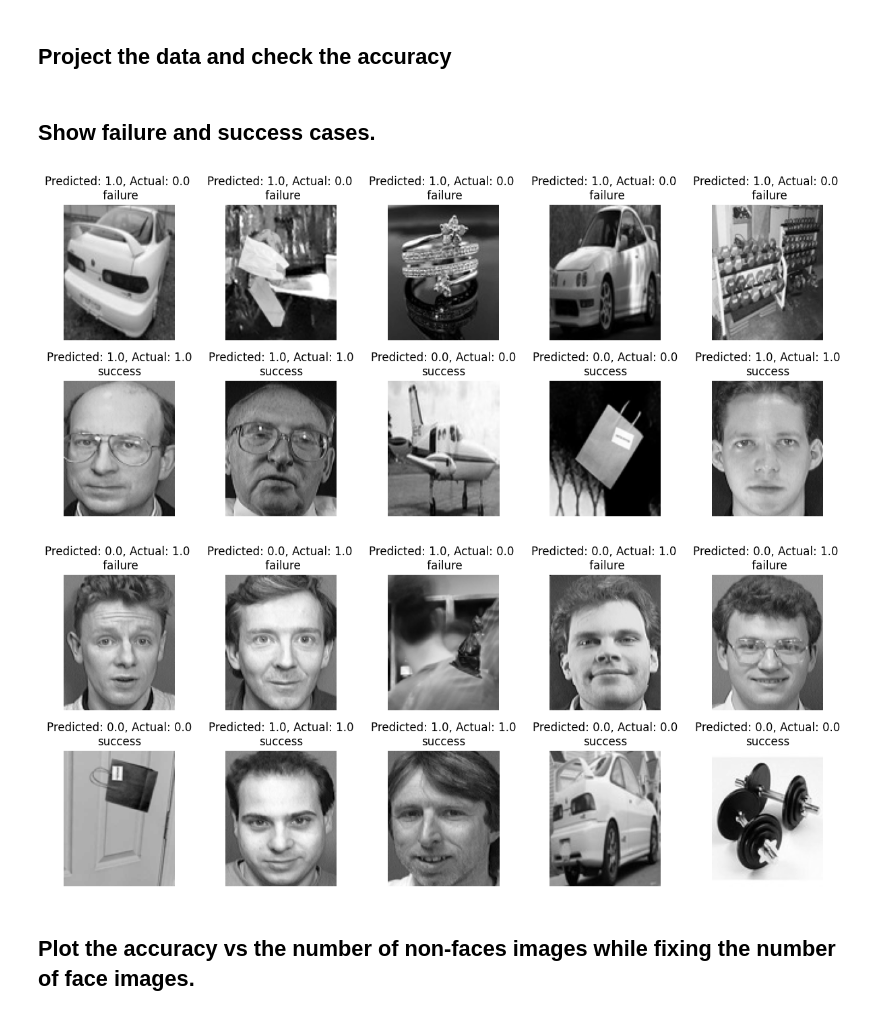
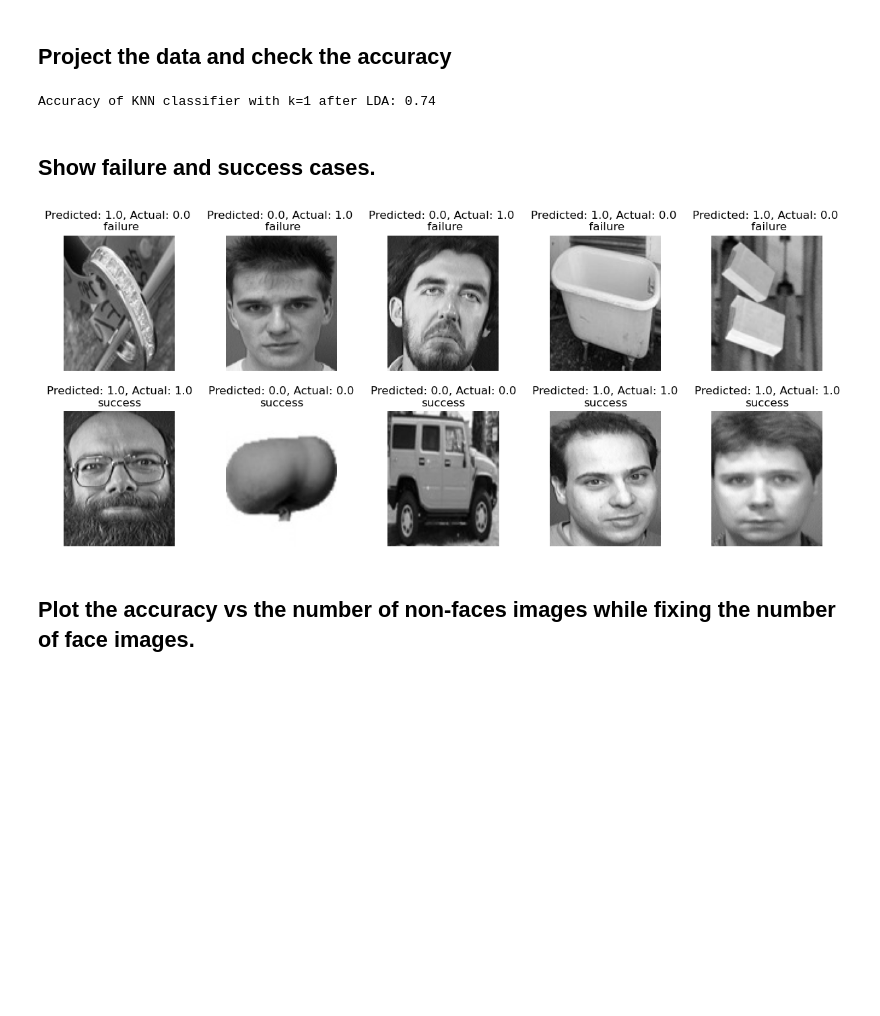
Before and after one commit to ahmedsamir459/Face-Recognition, a Jupyter notebook: Faces_vs_Non-Faces.ipynb, the cells around one changed output. Drawn from its saved outputs; the diff is of its cells as text; code cells hidden in the pictures; blank space fills up the shorter version.

```diff
--- a/Faces_vs_Non-Faces.ipynb
+++ b/Faces_vs_Non-Faces.ipynb
@@ -29,10 +28,12 @@ def load_images(path):
                 images.append(np.array(img).flatten())
                 labels.append(i+1)
     return np.array(images), np.array(labels).reshape(-1,1)
-faces,labels = load_images('datasets/faces')
-non_faces, non_labels = load_images('datasets/nonfaces')
-print(faces.shape, labels.shape)
-print(non_faces.shape, non_labels.shape)
+faces, labels = load_images('datasets')
+non_faces, non_labels = load_images('nonfaces_dataset')
+faces_labels = np.ones((len(faces),1))
+non_faces_labels = np.zeros((len(non_faces),1))
+print(faces.shape, faces_labels.shape)
+print(non_faces.shape, non_faces_labels.shape)
 # %% [output]
 (400, 10304) (400, 1)
 (550, 10304) (550, 1)
@@ -84,7 +85,6 @@ def split_data(faces, faces_labels, non_faces,non_faces_labels,non_faces_count,a
     else:
         n = len(faces)
         n_train = int(n*alpha)
-        n_test = n - n_train
         idx = np.random.permutation(n)
         train_idx = idx[:n_train]
         test_idx = idx[n_train:]
@@ -92,10 +92,8 @@ def split_data(faces, faces_labels, non_faces,non_faces_labels,non_faces_count,a
         faces_train_labels = faces_labels[train_idx]
         faces_test = faces[test_idx]
         faces_test_labels = faces_labels[test_idx]
-
         n = non_faces_count
         n_train = int(n*alpha)
-        n_test = n - n_train
         idx = np.random.permutation(n)
         train_idx = idx[:n_train]
         test_idx = idx[n_train:]
@@ -181,9 +178,8 @@ test_projected = project_data(test_data, space, mean)
 ## Classification and show the accuracy
 # %%
 def knn_classifier(train_data, train_labels, test_data, test_labels, k=1):
-    knn = KNeighborsClassifier( n_neighbors=1 )
+    knn = KNeighborsClassifier( n_neighbors=1, weights='distance')
     knn.fit( train_data, train_labels.ravel() )
-    # Testing the model and calculating the accuracy
     return accuracy_score(test_labels, knn.predict(test_data).ravel()), knn.predict(test_data).ravel()
 
 print("Accuracy of KNN classifier with k=1:", knn_classifier(train_projected, train_labels, test_projected, test_labels, 1)[0])
@@ -223,36 +212,37 @@ def LDA (train_data, train_labels, k=1):
 ## Project the data and check the accuracy
 # %%
 lda_space = LDA(train_data, train_labels)
-train_lda_projected = np.dot(train_projected, lda_space)
-test_lda_projected = np.dot(test_projected, lda_space)
+train_lda_projected = np.dot(train_data, lda_space)
+test_lda_projected = np.dot(test_data, lda_space)
 
 print("Accuracy of KNN classifier with k=1 after LDA:", knn_classifier(train_lda_projected, train_labels, test_lda_projected, test_labels)[0])
+# %% [output]
+Accuracy of KNN classifier with k=1 after LDA: 0.74
 # %% [markdown]
 ## Show failure and success cases.
 # %%
 def plot_failure_and_success(data, labels, predictions, n=10):
     failure_idx = np.where(predictions != labels)[1]
     success_idx = np.where(predictions == labels)[1]
     num_rows = n // 5
     fig, axs = plt.subplots(num_rows, 5, figsize=(15, 3 * num_rows), gridspec_kw={'hspace': 0.3})
     axs = axs.ravel()
 
     # annotate each row with failure or success
     for i in range(n):
         if i < n/2:
             axs[i].imshow(data[failure_idx[i]].reshape((112, 92)), cmap="gray")
             axs[i].set_title(f"Predicted: {predictions[failure_idx[i]]}, Actual: {labels[0,failure_idx[i]]} \n failure")
         else:
             axs[i].imshow(data[success_idx[i-len(failure_idx)]].reshape((112, 92)), cmap="gray")
             axs[i].set_title(f"Predicted: {predictions[success_idx[i-len(failure_idx)]]}, Actual: {labels[0,success_idx[i-len(failure_idx)]]}\nsuccess")
         axs[i].axis("off")
     plt.show()
 
-plot_failure_and_success(test_data, test_labels.reshape(1,-1), knn_classifier(train_projected, train_labels, test_projected, test_labels, 1)[1], 10)
+# plot_failure_and_success(test_data, test_labels.reshape(1,-1), knn_classifier(train_projected, train_labels, test_projected, test_labels, 1)[1], 10)
 plot_failure_and_success(test_data, test_labels.reshape(1,-1), knn_classifier(train_lda_projected, train_labels, test_lda_projected, test_labels, 1)[1], 10)
 # %% [output]
-[figure, old version]
+[figure, new version]
-[figure, removed]
 # %% [markdown]
 ## Plot the accuracy vs the number of non-faces images while fixing the number of face images.
 # %%
```
Also changed, not shown: parts of 13 cells of this notebook, 10 other files.
